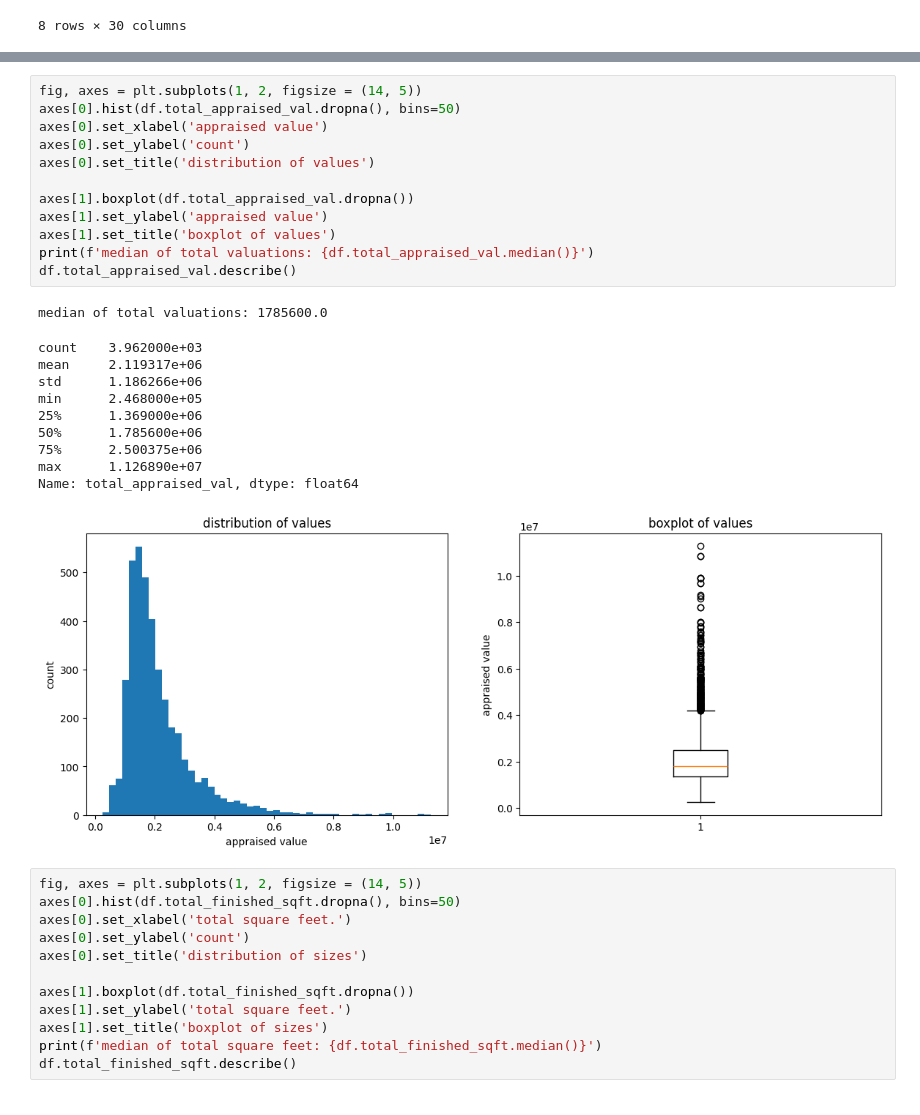
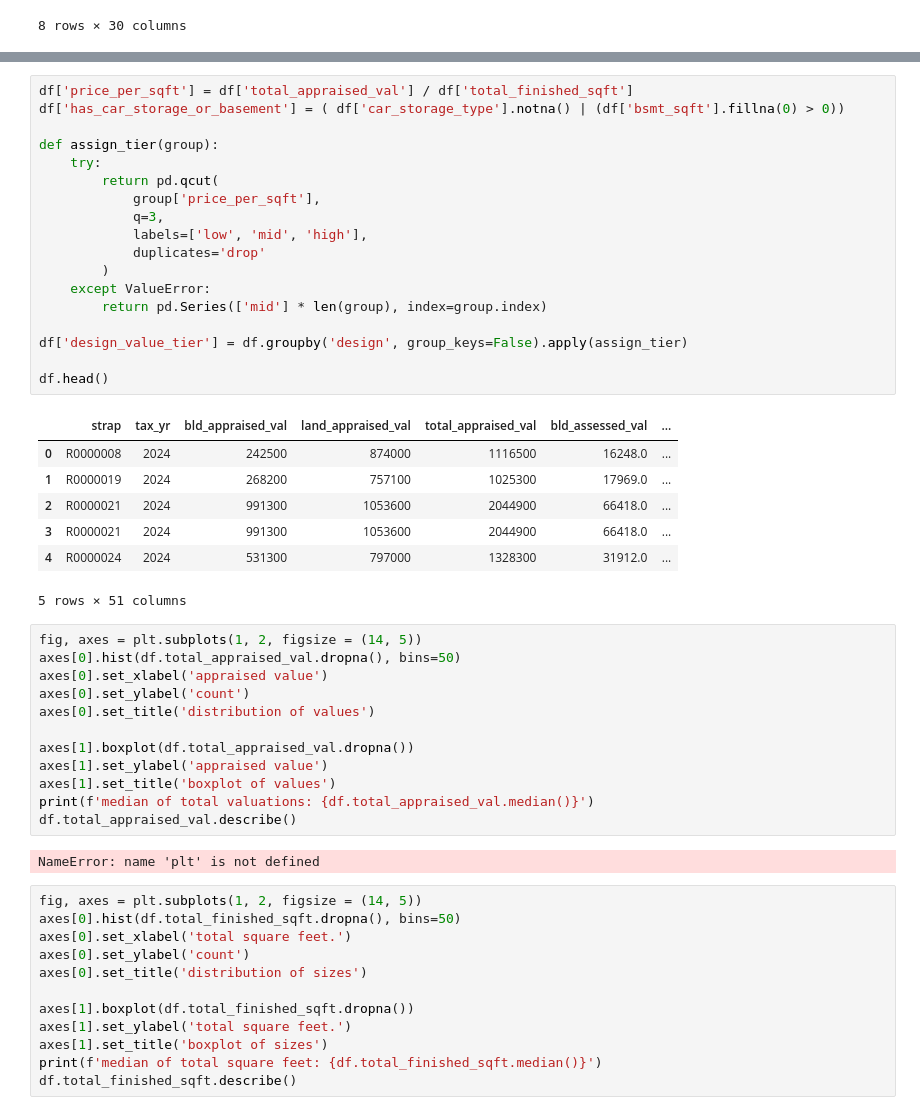
Before and after one commit to theaaron/boulder-homes, a Jupyter notebook: final.ipynb, the cells around one changed output, grey strips where cells are left out. Drawn from its saved outputs; the diff is of its cells as text.

```diff
--- a/final.ipynb
+++ b/final.ipynb
@@ -50,3 +58,29 @@ df.describe()
+# %%
+df['price_per_sqft'] = df['total_appraised_val'] / df['total_finished_sqft']
+df['has_car_storage_or_basement'] = ( df['car_storage_type'].notna() | (df['bsmt_sqft'].fillna(0) > 0))
+
+def assign_tier(group):
+    try:
+        return pd.qcut(
+            group['price_per_sqft'],
+            q=3,
+            labels=['low', 'mid', 'high'],
+            duplicates='drop'
+        )
+    except ValueError:
+        return pd.Series(['mid'] * len(group), index=group.index)
+
+df['design_value_tier'] = df.groupby('design', group_keys=False).apply(assign_tier)
+
+df.head()
+# %% [output]
+|  | strap | tax_yr | bld_appraised_val | land_appraised_val | total_appraised_val | bld_assessed_val | ... |
+| 0 | R0000008 | 2024 | 242500 | 874000 | 1116500 | 16248.0 | ... |
+| 1 | R0000019 | 2024 | 268200 | 757100 | 1025300 | 17969.0 | ... |
+| 2 | R0000021 | 2024 | 991300 | 1053600 | 2044900 | 66418.0 | ... |
+| 3 | R0000021 | 2024 | 991300 | 1053600 | 2044900 | 66418.0 | ... |
+| 4 | R0000024 | 2024 | 531300 | 797000 | 1328300 | 31912.0 | ... |
+5 rows × 51 columns
 # %%
 fig, axes = plt.subplots(1, 2, figsize = (14, 5))
 axes[0].hist(df.total_appraised_val.dropna(), bins=50)
@@ -60,17 +94,7 @@ axes[1].set_title('boxplot of values')
 print(f'median of total valuations: {df.total_appraised_val.median()}')
 df.total_appraised_val.describe()
 # %% [output]
-median of total valuations: 1785600.0
+NameError: name 'plt' is not defined
-count    3.962000e+03
-mean     2.119317e+06
-std      1.186266e+06
-min      2.468000e+05
-25%      1.369000e+06
-50%      1.785600e+06
-75%      2.500375e+06
-max      1.126890e+07
-Name: total_appraised_val, dtype: float64
-[figure, removed]
 # %%
 fig, axes = plt.subplots(1, 2, figsize = (14, 5))
 axes[0].hist(df.total_finished_sqft.dropna(), bins=50)
```
Also changed, not shown: parts of 1 cell of this notebook.
